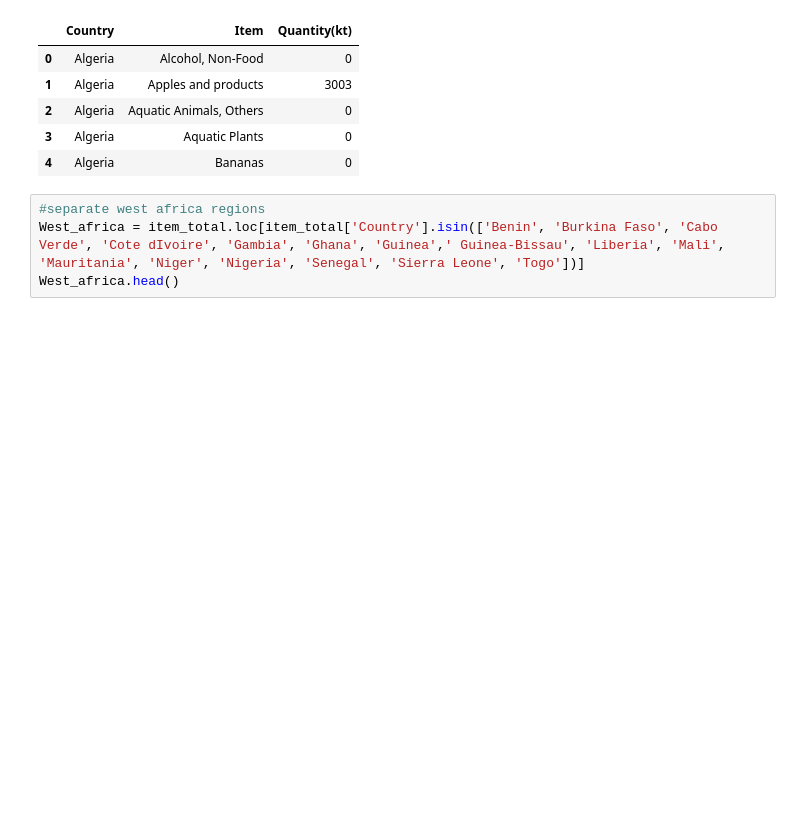
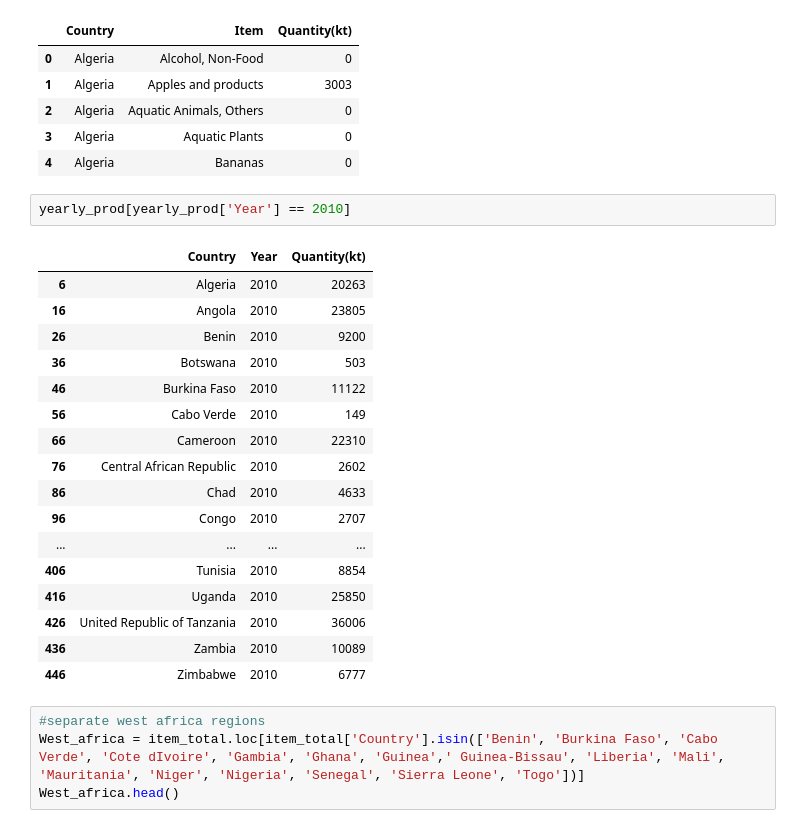
Before and after one commit to kazeemfatai26/Hamoye_StageD, a Jupyter notebook: Hamoye_StageD.ipynb, the cells around one changed output. Saved outputs shown, nothing was run; the diff lists cells and outputs as text; blank space fills up the shorter version.

```diff
--- a/Hamoye_StageD.ipynb
+++ b/Hamoye_StageD.ipynb
@@ -222,6 +249,26 @@ item_total.head()
 | 2 | Algeria | Aquatic Animals, Others | 0 |
 | 3 | Algeria | Aquatic Plants | 0 |
 | 4 | Algeria | Bananas | 0 |
+# %%
+yearly_prod[yearly_prod['Year'] == 2010]
+# %% [output]
+|  | Country | Year | Quantity(kt) |
+| 6 | Algeria | 2010 | 20263 |
+| 16 | Angola | 2010 | 23805 |
+| 26 | Benin | 2010 | 9200 |
+| 36 | Botswana | 2010 | 503 |
+| 46 | Burkina Faso | 2010 | 11122 |
+| 56 | Cabo Verde | 2010 | 149 |
+| 66 | Cameroon | 2010 | 22310 |
+| 76 | Central African Republic | 2010 | 2602 |
+| 86 | Chad | 2010 | 4633 |
+| 96 | Congo | 2010 | 2707 |
+| ... | ... | ... | ... |
+| 406 | Tunisia | 2010 | 8854 |
+| 416 | Uganda | 2010 | 25850 |
+| 426 | United Republic of Tanzania | 2010 | 36006 |
+| 436 | Zambia | 2010 | 10089 |
+| 446 | Zimbabwe | 2010 | 6777 |
 # %%
 #separate west africa regions
 West_africa = item_total.loc[item_total['Country'].isin(['Benin', 'Burkina Faso', 'Cabo Verde', 'Cote dIvoire', 'Gambia', 'Ghana', 'Guinea',' Guinea-Bissau', 'Liberia', 'Mali', 'Mauritania', 'Niger', 'Nigeria', 'Senegal', 'Sierra Leone', 'Togo'])]
```
Also changed, not shown: parts of 12 cells of this notebook.
